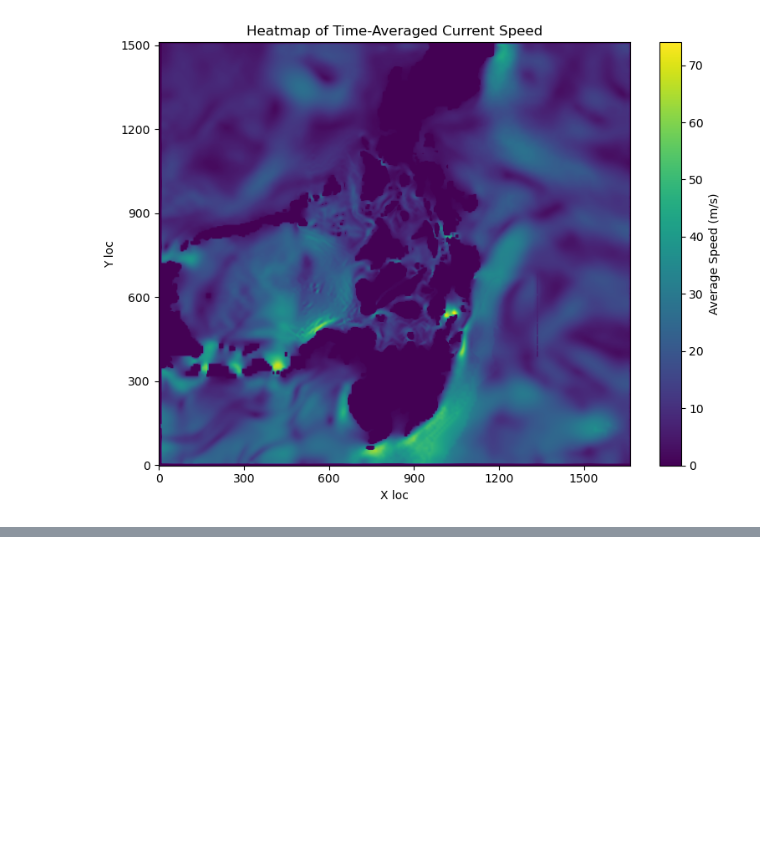
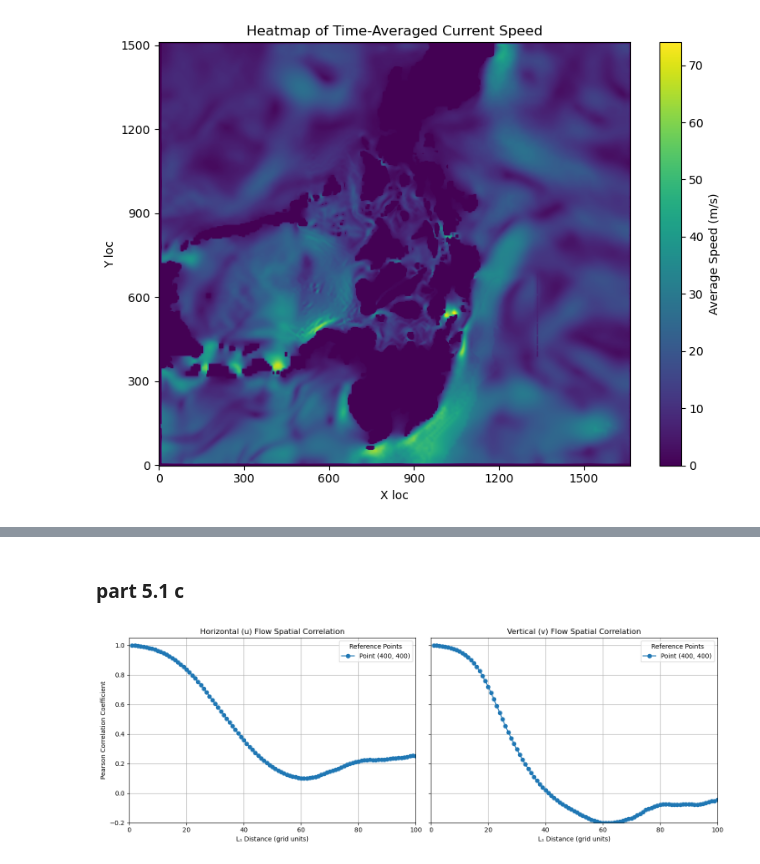
Before and after one commit to stephen-d-r-andrews/6373Pset5, a Jupyter notebook: part1.ipynb, the cells around one changed output, grey strips where cells are left out. Saved outputs shown, nothing was run; the diff lists cells and outputs as text; code cells hidden in the pictures; blank space fills up the shorter version.

Commit message:
part c

```diff
--- a/part1.ipynb
+++ b/part1.ipynb
@@ -212,0 +213,67 @@ High-flow but slow-speed locations:
+# %% [markdown]
+### part 5.1 c
+# %%
+import numpy as np
+import matplotlib.pyplot as plt
+from collections import defaultdict
+
+# --- 1) load or build your u_stack and v_stack (T, R, C) arrays ---
+# e.g. if you have aligned lists u_files and v_files:
+# u_stack = np.stack([np.loadtxt(f, delimiter=',') for f in u_files], axis=0)
+# v_stack = np.stack([np.loadtxt(f, delimiter=',') for f in v_files], axis=0)
+
+# Here we assume u_stack and v_stack are ready:
+T, R, C = u_stack.shape
+
+# --- 2) set up reference points and parameters ---
+points   = [(140, 115), (400, 400)]
+max_dist = 100  # L₁-distance cutoff
+
+# --- 3) plot horizontal (u) and vertical (v) correlations ---
+fig, axes = plt.subplots(1, 2, figsize=(14, 5), sharey=True)
+
+for ax, (comp_name, stack) in zip(axes, [
+    ("Horizontal (u)", u_stack),
+    ("Vertical (v)",   v_stack)
+]):
+    for (r0, c0) in points:
+        s0 = stack[:, r0, c0]
+        if np.std(s0) == 0:
+            # skip if the reference series has zero variance
+            continue
+
+        dist_to_corr = defaultdict(list)
+        # restrict to square window for efficiency
+        rmin, rmax = max(0, r0 - max_dist), min(R, r0 + max_dist + 1)
+        cmin, cmax = max(0, c0 - max_dist), min(C, c0 + max_dist + 1)
+
+        for i in range(rmin, rmax):
+            for j in range(cmin, cmax):
+                d = abs(i - r0) + abs(j - c0)
+                if d == 0 or d > max_dist:
+                    continue
+                sij = stack[:, i, j]
+                if np.std(sij) == 0:
+                    continue
+                corr = np.corrcoef(s0, sij)[0, 1]
+                dist_to_corr[d].append(corr)
+
+        distances = np.array(sorted(dist_to_corr.keys()))
+        avg_corr  = np.array([np.mean(dist_to_corr[d]) for d in distances])
+
+        ax.plot(distances, avg_corr, marker='o', label=f'Point ({r0}, {c0})')
+
+    ax.set_title(f'{comp_name} Flow Spatial Correlation')
+    ax.set_xlabel('L₁ Distance (grid units)')
+    ax.grid(True)
+    ax.set_xlim(0, max_dist)
+
+axes[0].set_ylabel('Pearson Correlation Coefficient')
+axes[0].legend(title='Reference Points')
+axes[1].legend(title='Reference Points')
+axes[0].set_ylim(-0.2, 1.05)
+
+plt.tight_layout()
+plt.show()
+# %% [output]
+[figure, added]
```
Also changed, not shown: parts of 1 cell of this notebook.
